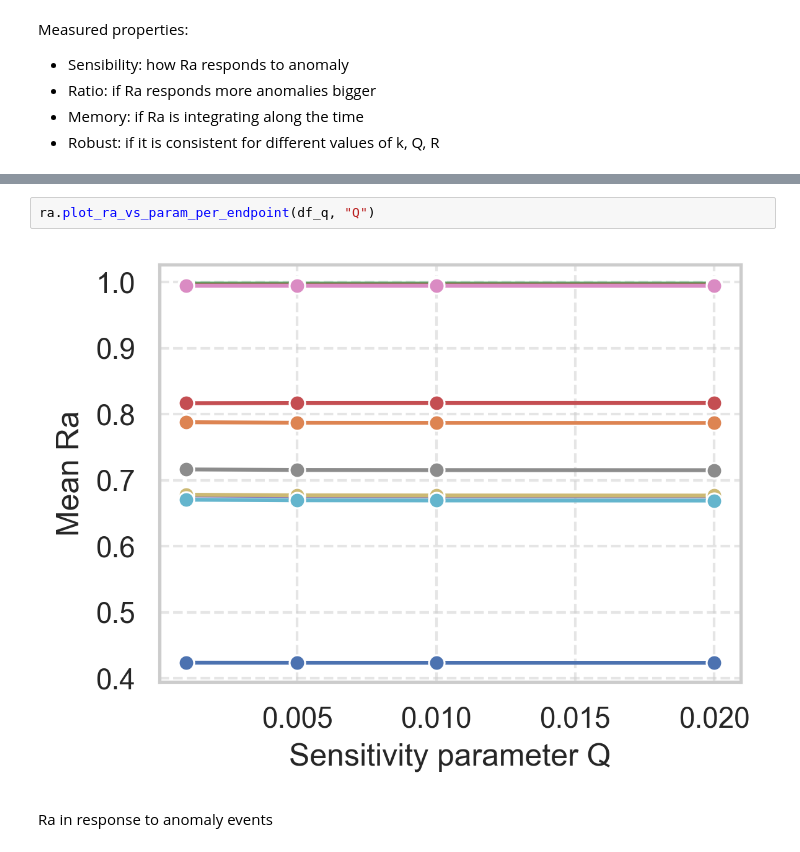
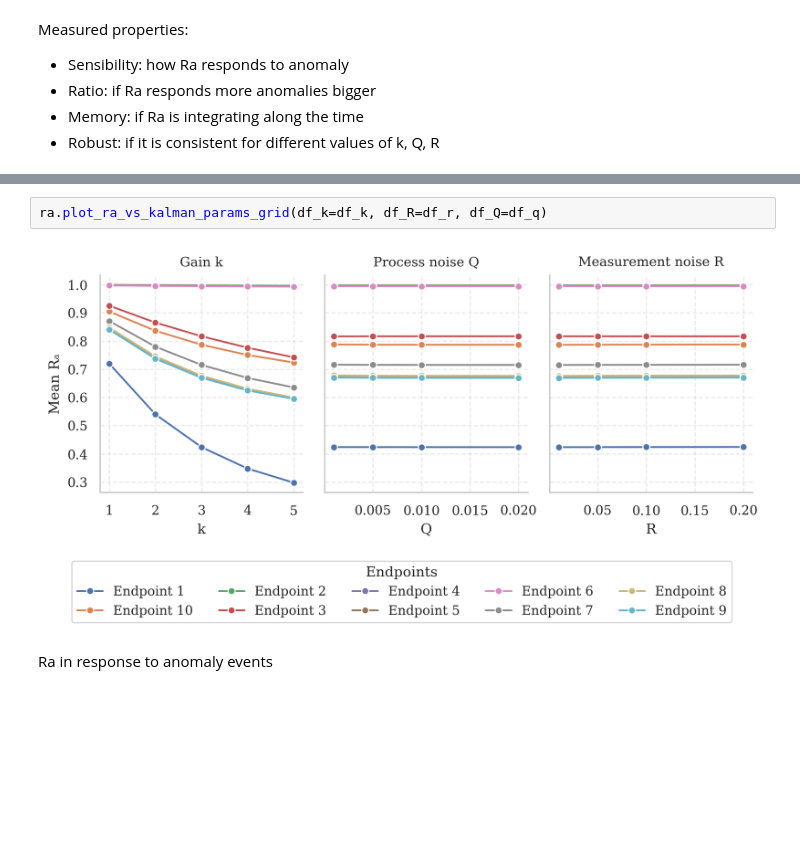
Before and after one commit to lmamede/api-health-monitor, a Jupyter notebook: notebooks/3-results/Result_Analysis.ipynb, the cells around one changed output, grey strips where cells are left out. Saved outputs shown, nothing was run; the diff lists cells and outputs as text; blank space fills up the shorter version.

Commit message:
refactor: removes not used charts
- clean unused code
- improve label for bubble plot
- remove drafts
- remove portuguese commets

```diff
--- a/notebooks/3-results/Result_Analysis.ipynb
+++ b/notebooks/3-results/Result_Analysis.ipynb
@@ -505,6 +76,6 @@ ra.plot_ra_vs_param_per_endpoint(df_r, "R")
-# %%
-ra.plot_ra_vs_param_per_endpoint(df_q, "Q")
-# %% [output]
-[figure, removed]
+# %%
+ra.plot_ra_vs_kalman_params_grid(df_k=df_k, df_R=df_r, df_Q=df_q)
+# %% [output]
+[figure, added]
 # %% [markdown]
 Ra in response to anomaly events
```
Also changed, not shown: parts of 39 cells of this notebook, 1 other file.
